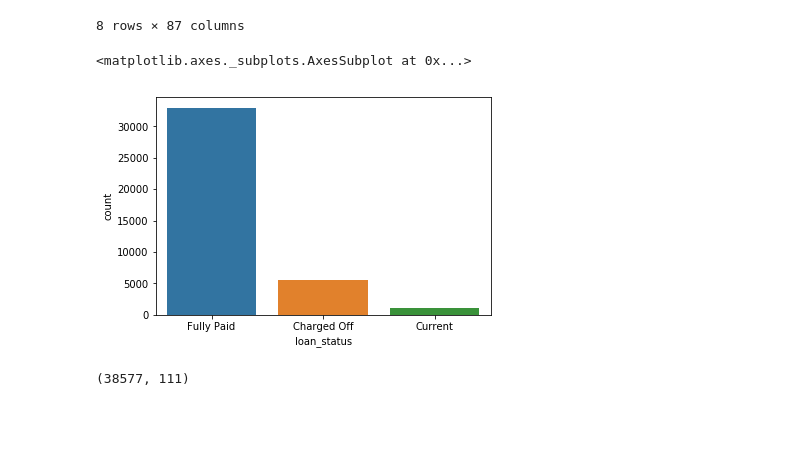
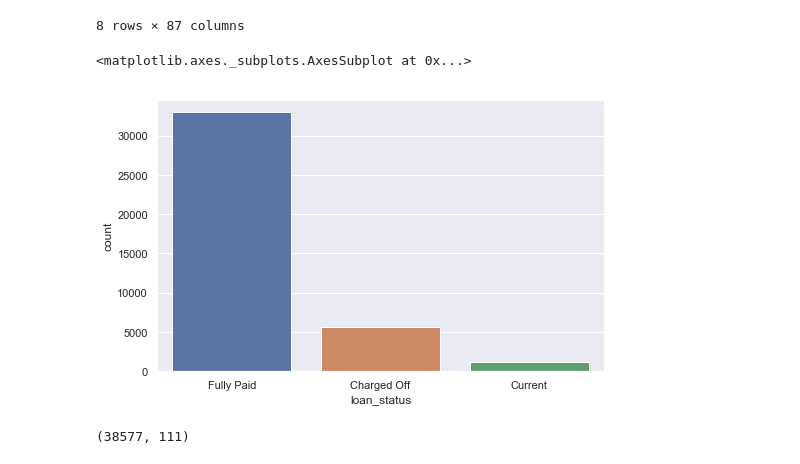
Before and after one commit to saneshashank/course2-GP1, a Jupyter notebook: loan_EDA.ipynb, the cells around one changed output. Cells and saved outputs as stored; diff of their text form; code cells hidden in the pictures; blank space fills up the shorter version.

```diff
--- a/loan_EDA.ipynb
+++ b/loan_EDA.ipynb
@@ -25,10 +26,11 @@ loan_all_df.describe()
 | max | 1.077501e+06 | 1.314167e+06 | 35000.000000 | 35000.000000 | 35000.000000 | 1305.190000 | 6.000000e+06 | 29.990000 | ... |
 8 rows × 87 columns
 # %%
+sns.set(rc={'figure.figsize':(8,5)})
 sns.countplot(loan_all_df.loan_status)
 # %% [output]
 <matplotlib.axes._subplots.AxesSubplot at 0x...>
-[figure, old version]
+[figure, new version]
 # %%
 # Keep only the rows where loan_status is not Current
 loan_df = loan_all_df.loc[loan_all_df.loan_status != 'Current']
```
Also changed, not shown: parts of 23 cells of this notebook.
